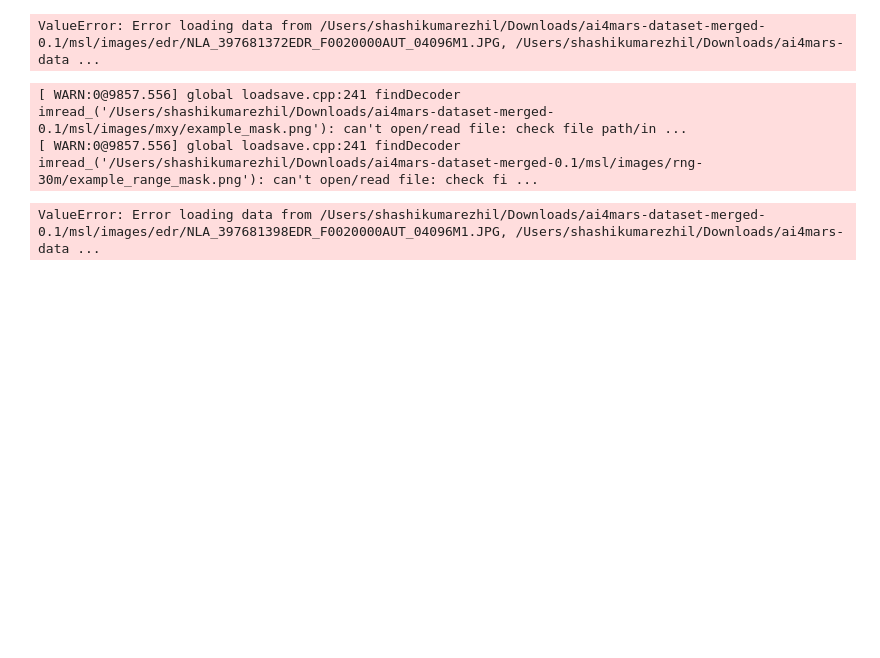
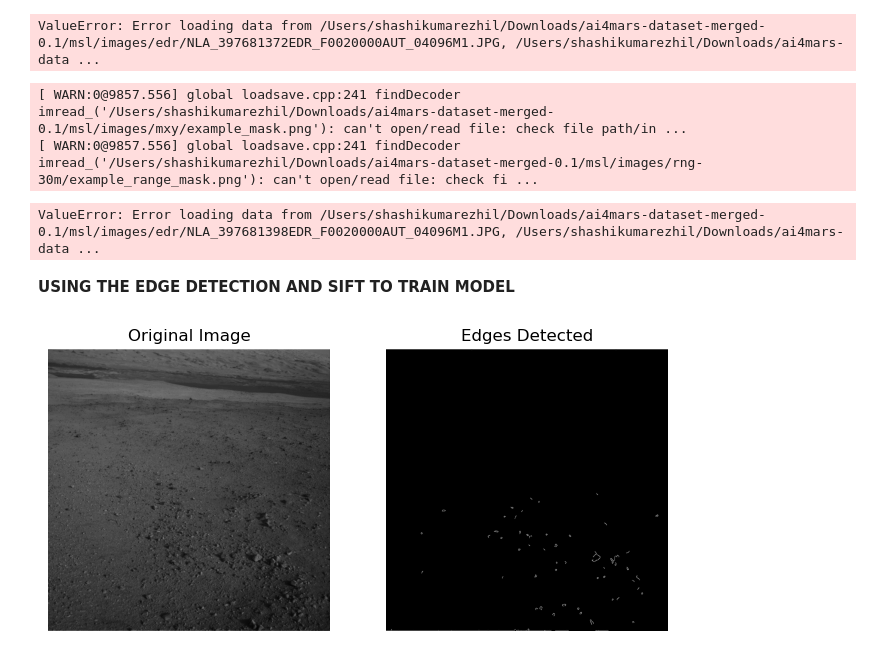
Before and after one commit to Shashikumar-ezhilarasu/Autonomous-Landing-Assistent-TRN, a Jupyter notebook: features.ipynb, the cells around one changed output. Cells and saved outputs as stored; diff of their text form; code cells hidden in the pictures; blank space fills up the shorter version.

Commit message:
Added the edge detection part for an image

```diff
--- a/features.ipynb
+++ b/features.ipynb
@@ -379,3 +379,35 @@ plt.show()
 [ WARN:0@9857.556] global loadsave.cpp:241 findDecoder imread_('/Users/shashikumarezhil/Downloads/ai4mars-dataset-merged-0.1/msl/images/mxy/example_mask.png'): can't open/read file: check file path/in ...
 [ WARN:0@9857.556] global loadsave.cpp:241 findDecoder imread_('/Users/shashikumarezhil/Downloads/ai4mars-dataset-merged-0.1/msl/images/rng-30m/example_range_mask.png'): can't open/read file: check fi ...
 ValueError: Error loading data from /Users/shashikumarezhil/Downloads/ai4mars-dataset-merged-0.1/msl/images/edr/NLA_397681398EDR_F0020000AUT_04096M1.JPG, /Users/shashikumarezhil/Downloads/ai4mars-data ...
+# %% [markdown]
+**USING THE EDGE DETECTION AND SIFT TO TRAIN MODEL**
+# %%
+import cv2
+import numpy as np
+import matplotlib.pyplot as plt
+
+# Load the image
+image_path = '/Users/shashikumarezhil/Downloads/ai4mars-dataset-merged-0.1/msl/images/edr/NLA_397681486EDR_F0020000AUT_04096M1.JPG'  # Update this path
+image = cv2.imread(image_path, cv2.IMREAD_GRAYSCALE)
+
+# Apply GaussianBlur to reduce noise and improve edge detection
+blurred_image = cv2.GaussianBlur(image, (5, 5), 0)
+
+# Apply Canny Edge Detector
+edges = cv2.Canny(blurred_image, 100, 200)
+
+# Display the result
+plt.figure(figsize=(8, 8))
+plt.subplot(1, 2, 1)
+plt.imshow(image, cmap='gray')
+plt.title('Original Image')
+plt.axis('off')
+
+plt.subplot(1, 2, 2)
+plt.imshow(edges, cmap='gray')
+plt.title('Edges Detected')
+plt.axis('off')
+
+plt.show()
+# %% [output]
+[figure, added]
```
Also changed, not shown: 1 other file.
